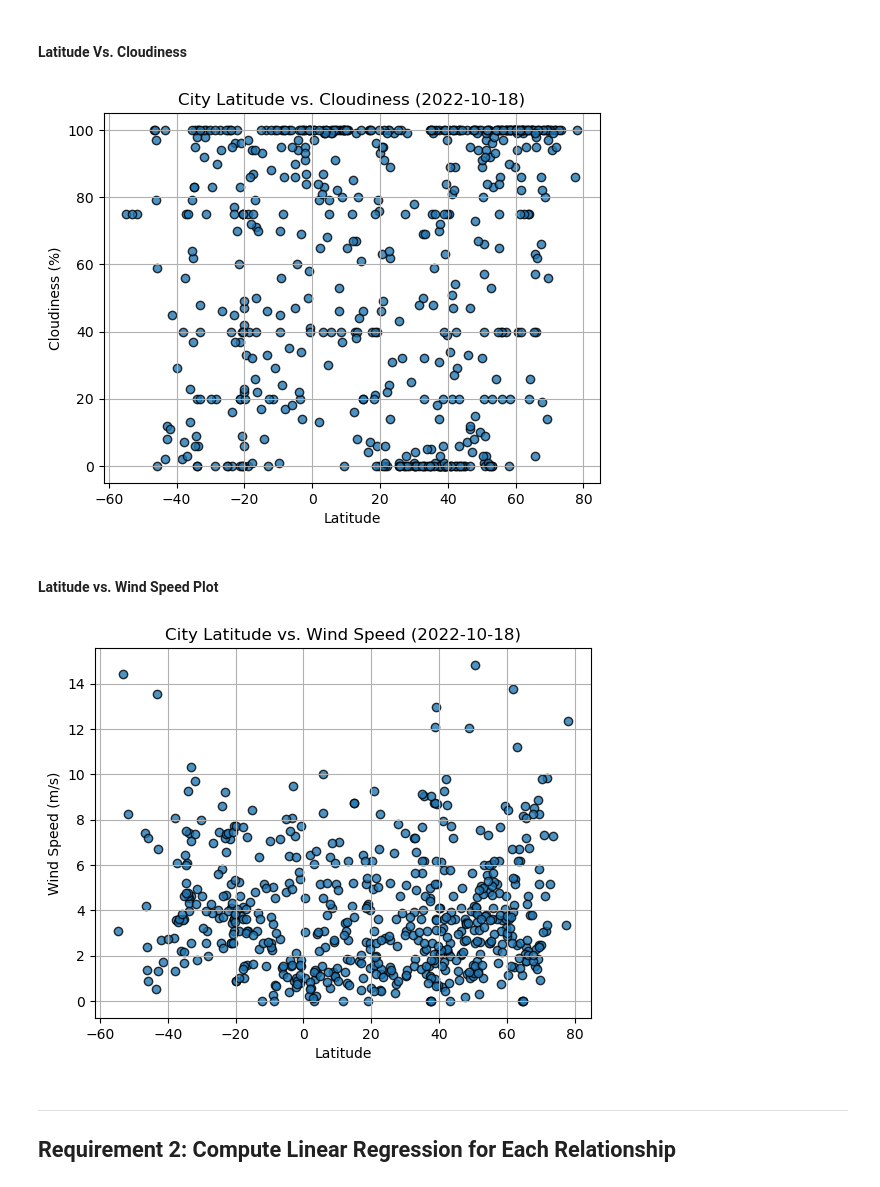
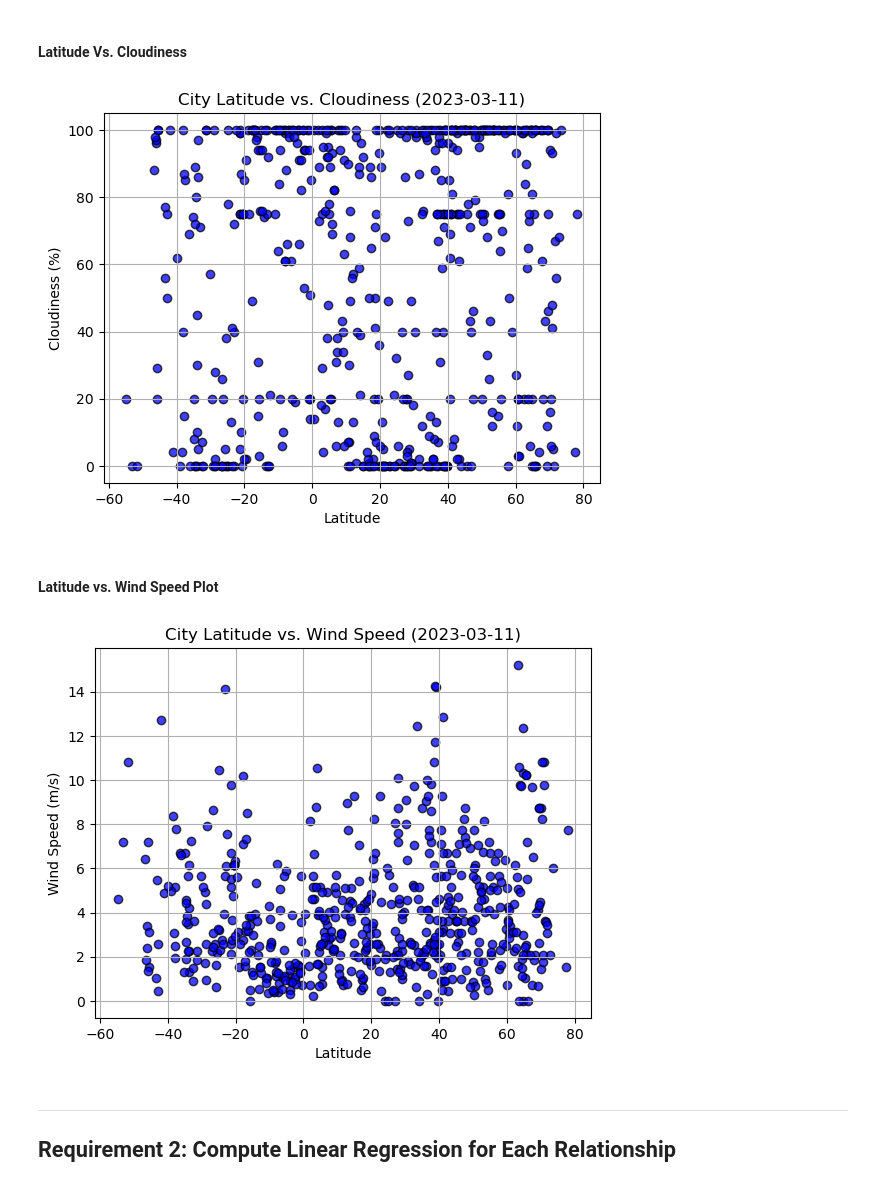
Before and after one commit to adampaganini/WeatherPy, a Jupyter notebook: WeatherPy.ipynb, the cells around one changed output. Drawn from its saved outputs; the diff is of its cells as text; code cells hidden in the pictures.

```diff
--- a/WeatherPy.ipynb
+++ b/WeatherPy.ipynb
@@ -256,10 +264,13 @@ plt.show()
 #### Latitude Vs. Cloudiness
 # %%
 # Build the scatter plots for latitude vs. cloudiness
-# YOUR CODE HERE
+plt.scatter(city_data_df['Lat'], city_data_df['Cloudiness'], marker="o", facecolors="blue", edgecolors="black", alpha=0.75)
 
 # Incorporate the other graph properties
-# YOUR CODE HERE
+plt.title("City Latitude vs. Cloudiness (2023-03-11)")
+plt.xlabel("Latitude")
+plt.ylabel("Cloudiness (%)")
+plt.grid(True)
 
 # Save the figure
 plt.savefig("output_data/Fig3.png")
@@ -267,23 +278,26 @@ plt.savefig("output_data/Fig3.png")
 # Show plot
 plt.show()
 # %% [output]
-[figure, old version]
+[figure, new version]
 # %% [markdown]
 #### Latitude vs. Wind Speed Plot
 # %%
 # Build the scatter plots for latitude vs. wind speed
-# YOUR CODE HERE
+plt.scatter(city_data_df['Lat'], city_data_df['Wind Speed'], marker="o", facecolors="blue", edgecolors="black", alpha=0.75)
 
 # Incorporate the other graph properties
-# YOUR CODE HERE
+plt.title("City Latitude vs. Wind Speed (2023-03-11)")
+plt.xlabel("Latitude")
+plt.ylabel("Wind Speed (m/s)")
+plt.grid(True)
 
 # Save the figure
 plt.savefig("output_data/Fig4.png")
 
 # Show plot
 plt.show()
 # %% [output]
-[figure, old version]
+[figure, new version]
 # %% [markdown]
 ---
 
```
Also changed, not shown: parts of 9 cells of this notebook, 6 other files.
